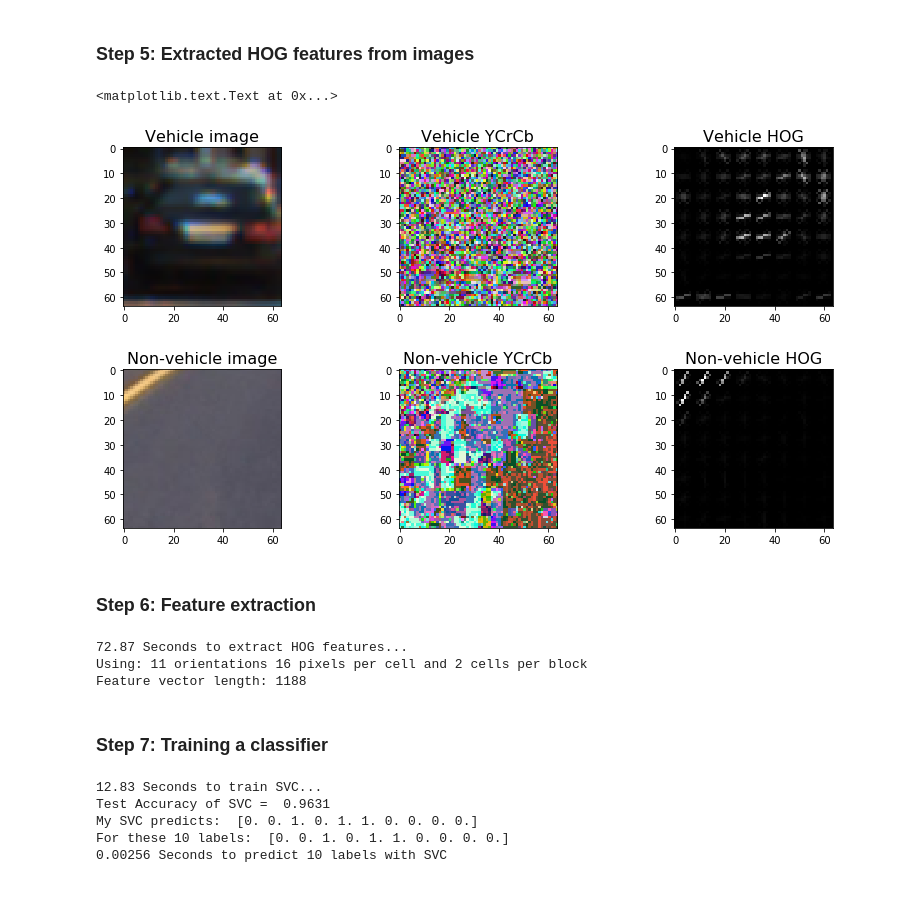
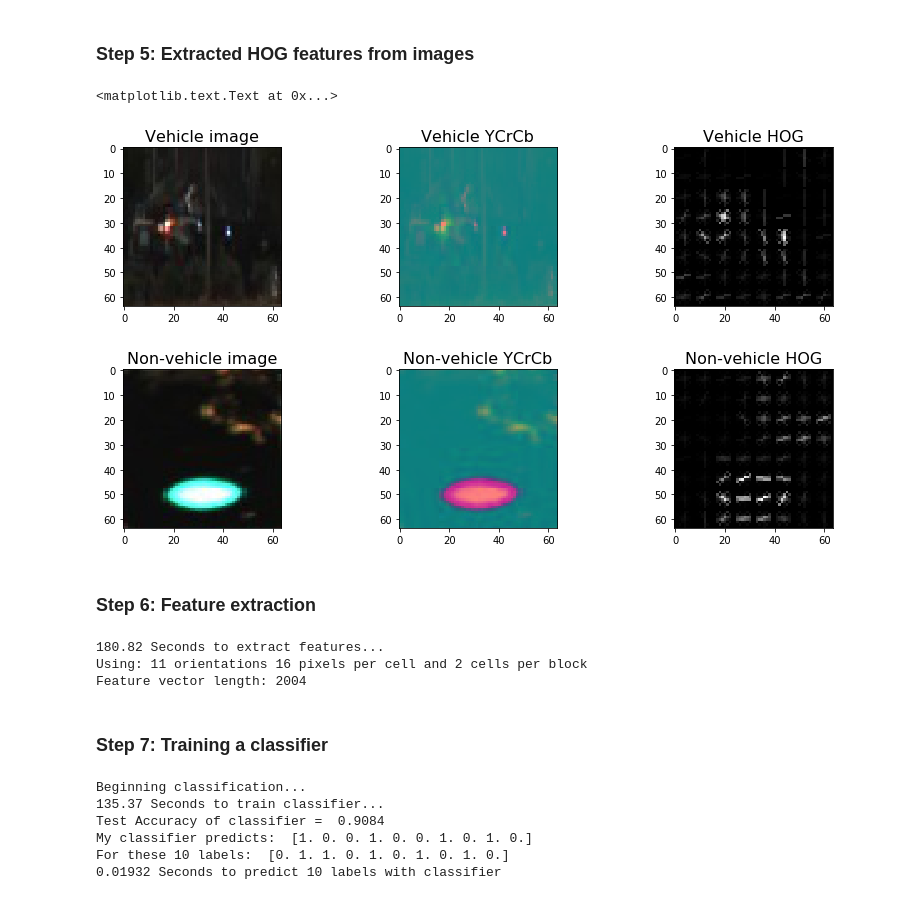
Before and after one commit to mrsandipandas/Udacity_Vehicle-Detection-P5, a Jupyter notebook: Vehicle_detection.ipynb, the cells around one changed output. Drawn from its saved outputs; the diff is of its cells as text; code cells hidden in the pictures.

```diff
--- a/Vehicle_detection.ipynb
+++ b/Vehicle_detection.ipynb
@@ -171,32 +190,32 @@ ax6.set_title('Vehicle YCrCb', fontsize=16)
 ### Step 5: Extracted HOG features from images
 # %%
 # Visual HOG features on image samples
-vehicle_img = mpimg.imread(vehicle_images[np.random.randint(0,len(vehicle_images))])
+#vehicle_img = mpimg.imread(vehicle_images[np.random.randint(0,len(vehicle_images))])
 vehicle_img_YCrCb = cv2.cvtColor(vehicle_img, cv2.COLOR_RGB2YCrCb)
 _, vehicle_dst = get_hog_features(vehicle_img_YCrCb[:,:,2], 9, 8, 8, vis=True, feature_vec=True)
 nonvehicle_img = mpimg.imread(nonvehicle_images[np.random.randint(0,len(nonvehicle_images))])
 nonvehicle_img_YCrCb = cv2.cvtColor(nonvehicle_img, cv2.COLOR_RGB2YCrCb)
 _, nonvehicle_dst = get_hog_features(nonvehicle_img_YCrCb[:,:,2], 9, 8, 8, vis=True, feature_vec=True)
 
 # Visualize
 f, ((ax1, ax2, ax3), (ax4, ax5, ax6)) = plt.subplots(2, 3, figsize=(14,7))
 f.subplots_adjust(hspace = .4, wspace=.2)
 ax1.imshow(vehicle_img)
 ax1.set_title('Vehicle image', fontsize=16)
 ax2.imshow(vehicle_img_YCrCb)
 ax2.set_title('Vehicle YCrCb', fontsize=16)
 ax3.imshow(vehicle_dst, cmap='gray')
 ax3.set_title('Vehicle HOG', fontsize=16)
 
 ax4.imshow(nonvehicle_img)
 ax4.set_title('Non-vehicle image', fontsize=16)
 ax5.imshow(nonvehicle_img_YCrCb)
 ax5.set_title('Non-vehicle YCrCb', fontsize=16)
 ax6.imshow(nonvehicle_dst, cmap='gray')
 ax6.set_title('Non-vehicle HOG', fontsize=16)
 # %% [output]
 <matplotlib.text.Text at 0x...>
-[figure, old version]
+[figure, new version]
 # %% [markdown]
 ### Step 6: Feature extraction
 # %%
@@ -205,24 +224,34 @@ colorspace = 'YUV' # Can be RGB, HSV, LUV, HLS, YUV, YCrCb
 orient = 11
 pix_per_cell = 16
 cell_per_block = 2
-hog_channel = 'ALL' # Can be 0, 1, 2, or "ALL"
+hog_channel = "ALL" # Can be 0, 1, 2, or "ALL"
+hog_feat = True # HOG features on or off
+spatial_size = (16, 16) # Spatial binning dimensions
+spatial_feat = True # Spatial features on or off
+hist_bins = 16    # Number of histogram bins
+hist_feat = True # Histogram features on or off
+
 
 t = time.time()
 vehicle_features = extract_features(vehicle_images, cspace=colorspace, orient=orient,
-                        pix_per_cell=pix_per_cell, cell_per_block=cell_per_block,
-                        hog_channel=hog_channel, datatype = 'Vehicle')
+                        pix_per_cell=pix_per_cell, cell_per_block=cell_per_block, hog_channel=hog_channel,
+                        spatial_size=spatial_size, spatial_feat=spatial_feat,
+                        hist_bins=hist_bins, hist_feat=hist_feat, datatype = 'Vehicle')
+
 nonvehicle_features = extract_features(nonvehicle_images, cspace=colorspace, orient=orient,
-                        pix_per_cell=pix_per_cell, cell_per_block=cell_per_block,
-                        hog_channel=hog_channel, datatype = 'Non-vehicle')
+                        pix_per_cell=pix_per_cell, cell_per_block=cell_per_block, hog_channel=hog_channel,
+                        spatial_size=spatial_size, spatial_feat=spatial_feat,
+                        hist_bins=hist_bins, hist_feat=hist_feat, datatype = 'Non-vehicle')
+
 t2 = time.time()
-print(round(t2-t, 2), 'Seconds to extract HOG features...')
+print(round(t2-t, 2), 'Seconds to extract features...')
 # Create an array stack of feature vectors
 X = np.vstack((vehicle_features, nonvehicle_features)).astype(np.float64)
 
 # Fit a per-column scaler - this will be necessary if combining different types of features (HOG + color_hist/bin_spatial)
-#X_scaler = StandardScaler().fit(X)
+X_scaler = StandardScaler().fit(X)
 # Apply the scaler to X
-#scaled_X = X_scaler.transform(X)
+scaled_X = X_scaler.transform(X)
 
 # Define the labels vector
 y = np.hstack((np.ones(len(vehicle_features)), np.zeros(len(nonvehicle_features))))
@@ -237,32 +266,37 @@ print('Using:',orient,'orientations',pix_per_cell,
     'pixels per cell and', cell_per_block,'cells per block')
 print('Feature vector length:', len(X_train[0]))
 # %% [output]
-72.87 Seconds to extract HOG features...
+180.82 Seconds to extract features...
 Using: 11 orientations 16 pixels per cell and 2 cells per block
-Feature vector length: 1188
+Feature vector length: 2004
 # %% [markdown]
 ### Step 7:  Training a classifier
 # %%
+def classify(features_train, labels_train, classifierType = 'SVC'):
+    clf = LinearSVC()
+    clf.fit(features_train, labels_train)
+    return clf
 
-# Use a linear SVC # Use a l
-svc = LinearSVC()
-# Check the training time for the SVC
+print('Beginning classification...')
 t = time.time()
-svc.fit(X_train, y_train)
+# Choose a classifier
+clf = classify(X_train, y_train)
+# Check the training time for the classifier
 t2 = time.time()
-print(round(t2-t, 2), 'Seconds to train SVC...')
-# Check the score of the SVC
-print('Test Accuracy of SVC = ', round(svc.score(X_test, y_test), 4))
+print(round(t2-t, 2), 'Seconds to train classifier...')
+# Check the score of the classifier
+print('Test Accuracy of classifier = ', round(clf.score(X_test, y_test), 4))
 # Check the prediction time for a single sample
 t=time.time()
 n_predict = 10
-print('My SVC predicts: ', svc.predict(X_test[0:n_predict]))
+print('My classifier predicts: ', clf.predict(X_test[0:n_predict]))
 print('For these',n_predict, 'labels: ', y_test[0:n_predict])
 t2 = time.time()
-print(round(t2-t, 5), 'Seconds to predict', n_predict,'labels with SVC')
+print(round(t2-t, 5), 'Seconds to predict', n_predict,'labels with classifier')
 # %% [output]
-12.83 Seconds to train SVC...
-Test Accuracy of SVC =  0.9631
-My SVC predicts:  [0. 0. 1. 0. 1. 1. 0. 0. 0. 0.]
-For these 10 labels:  [0. 0. 1. 0. 1. 1. 0. 0. 0. 0.]
-0.00256 Seconds to predict 10 labels with SVC
+Beginning classification...
+135.37 Seconds to train classifier...
+Test Accuracy of classifier =  0.9084
+My classifier predicts:  [1. 0. 0. 1. 0. 0. 1. 0. 1. 0.]
+For these 10 labels:  [0. 1. 1. 0. 1. 0. 1. 0. 1. 0.]
+0.01932 Seconds to predict 10 labels with classifier
```
Also changed, not shown: parts of 27 cells of this notebook, 23 other files.
